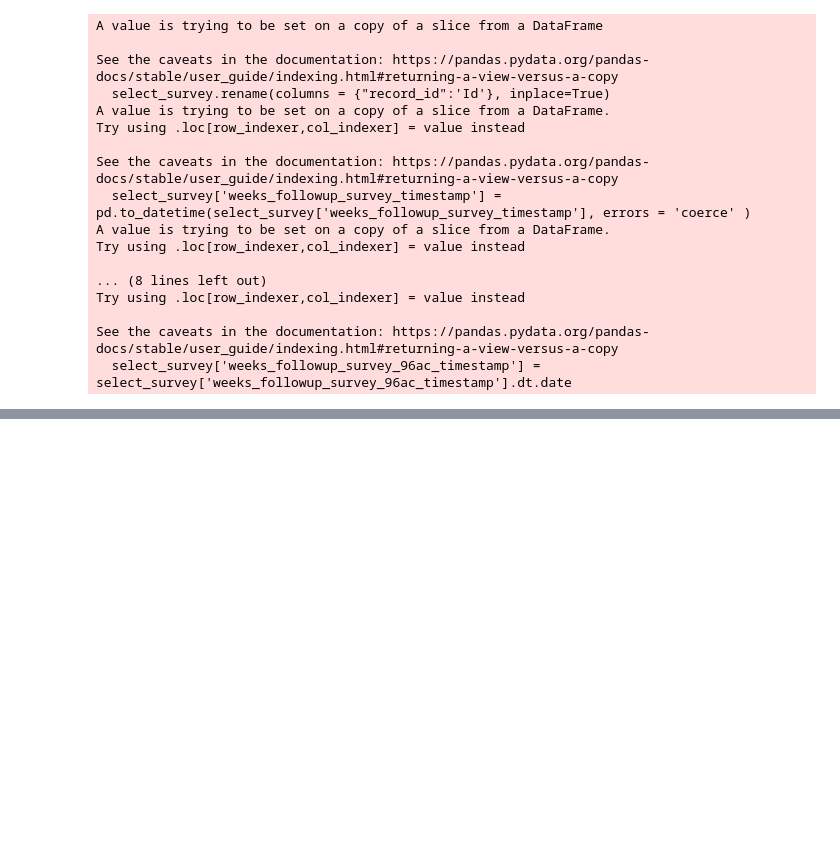
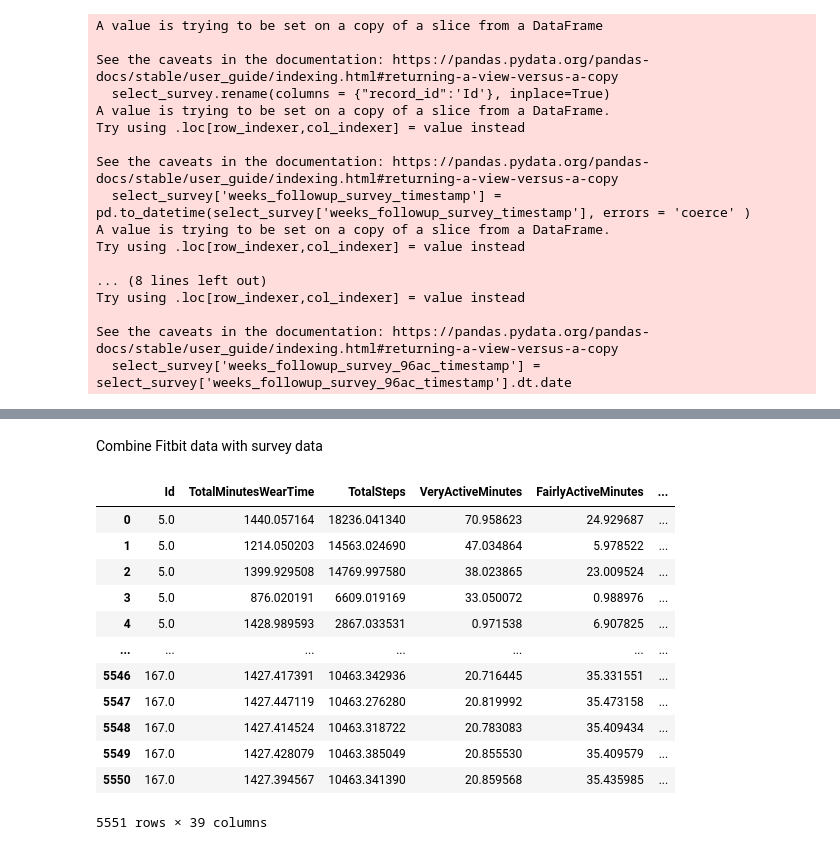
Before and after one commit to karrieFF/2024-08-Objective-identification-on-mental-health_CNN_LSTM, a Jupyter notebook: dataprocessing.ipynb, the cells around one changed output, grey strips where cells are left out. Saved outputs shown, nothing was run; the diff lists cells and outputs as text; code cells hidden in the pictures; blank space fills up the shorter version.

```diff
--- a/dataprocessing.ipynb
+++ b/dataprocessing.ipynb
@@ -98,0 +102,3 @@ impute_data_frame2.to_csv('impute_data_frame2.csv')
+# %%
+impute_data_frame2 = pd.read_csv('impute_data_frame2.csv')
+impute_data_frame2.drop(columns = ['Unnamed: 0.1', 'Unnamed: 0'], inplace = True)
@@ -108,3 +154,21 @@ select_survey[select_survey['weeks_followup_survey_96ac_complete'] == 0]['Id']
 # 123    125
 # 129    131
 # 132    134
+# %%
+#handle outcome variables
+
+select_survey_columns = ['nervous_v1', 'down_v1',  'blue_v1', 'nervous_v2', 'down_v2', 'blue_v2']
+select_survey_columns2 = ['calm_v1','calm_v2','happy_v1','happy_v2']
+#nervous: 24 (0, 20, 40, 60, 80, 100)
+#down: 25 (0, 20, 40, 60, 80, 100)
+#calm: 26 (100, 80, 60, 40, 20, 0)
+#downhearted: 28 (0, 20, 40, 60, 80, 100)
+#happy: 30 (100, 80, 60, 40, 20, 0)
+
+select_survey[select_survey_columns] = select_survey[select_survey_columns].replace({1:0, 2:20, 3:40, 4:60, 5:80, 6:100})
+select_survey[select_survey_columns2] = select_survey[select_survey_columns2].replace({1:100, 2:80, 3:60, 4:40, 5:20, 6:0})
+
+#category mental health, three levels
+# The average of the five responses were used for data analysis
+select_survey['mental_health_1'] = select_survey[['nervous_v1', 'down_v1', 'calm_v1','blue_v1', 'happy_v1']].mean(axis = 1)
+select_survey['mental_health_2'] = select_survey[['nervous_v2', 'down_v2', 'calm_v2','blue_v2', 'happy_v2']].mean(axis = 1)
@@ -110,0 +235,19 @@ select_survey[select_survey['weeks_followup_survey_96ac_complete'] == 0]['Id']
+# %% [markdown]
+Combine Fitbit data with survey data
+# %%
+
+#merge Fitbit data with survey data
+fitbit_survey = pd.merge(after_augumentation, select_data, on = 'Id', how = 'left')
+
+#move the date time
+fitbit_survey.set_index('date', inplace=True)
+fitbit_survey.reset_index(inplace=True)
+# %%
+# impute time sequence data
+miss_imputation3 = preprocessing.impute_missing(fitbit_survey)
+#keep only one date
+impute_data_frame3 = miss_imputation3.copy()
+impute_data_frame3 = impute_data_frame3.reset_index().drop(columns = 'index')
+date = impute_data_frame3.iloc[:, 0]
+impute_data_frame3 = impute_data_frame3.drop(columns=['date'])
+impute_data_frame3['date'] = date
@@ -110,0 +299,16 @@ select_survey[select_survey['weeks_followup_survey_96ac_complete'] == 0]['Id']
+# %%
+fitbit_survey2.to_csv("fitbit_survey2.csv")
+# %% [output]
+|  | Id | TotalMinutesWearTime | TotalSteps | VeryActiveMinutes | FairlyActiveMinutes | ... |
+| 0 | 5.0 | 1440.057164 | 18236.041340 | 70.958623 | 24.929687 | ... |
+| 1 | 5.0 | 1214.050203 | 14563.024690 | 47.034864 | 5.978522 | ... |
+| 2 | 5.0 | 1399.929508 | 14769.997580 | 38.023865 | 23.009524 | ... |
+| 3 | 5.0 | 876.020191 | 6609.019169 | 33.050072 | 0.988976 | ... |
+| 4 | 5.0 | 1428.989593 | 2867.033531 | 0.971538 | 6.907825 | ... |
+| ... | ... | ... | ... | ... | ... | ... |
+| 5546 | 167.0 | 1427.417391 | 10463.342936 | 20.716445 | 35.331551 | ... |
+| 5547 | 167.0 | 1427.447119 | 10463.276280 | 20.819992 | 35.473158 | ... |
+| 5548 | 167.0 | 1427.414524 | 10463.318722 | 20.783083 | 35.409434 | ... |
+| 5549 | 167.0 | 1427.428079 | 10463.385049 | 20.855530 | 35.409579 | ... |
+| 5550 | 167.0 | 1427.394567 | 10463.341390 | 20.859568 | 35.435985 | ... |
+5551 rows × 39 columns
```
Also changed, not shown: parts of 9 cells of this notebook, 2 other files.
